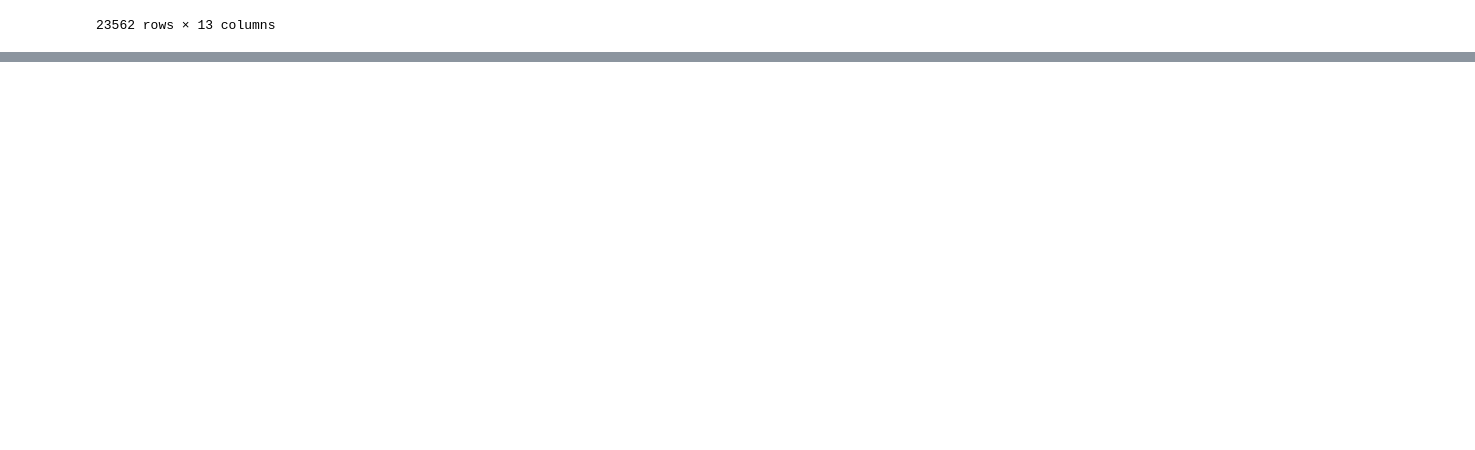
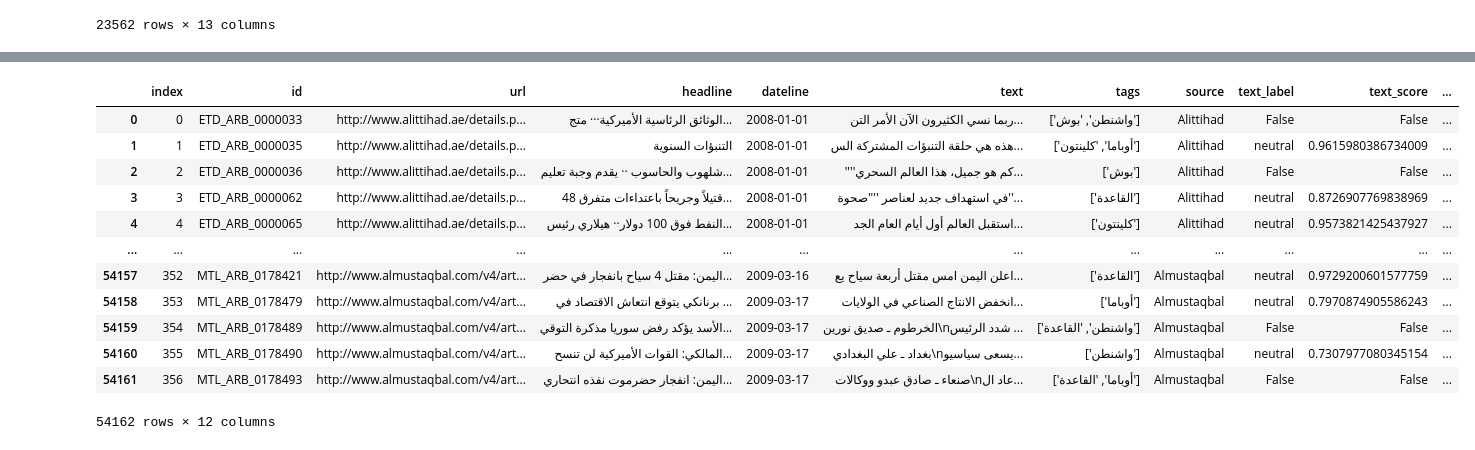
Before and after one commit to Rachuig-Green-Rackley-Shiben/arabic_media_nlp_project, a Jupyter notebook: andrews_work/random_work.ipynb, the cells around one changed output, grey strips where cells are left out. Cells and saved outputs as stored; diff of their text form; code cells hidden in the pictures; blank space fills up the shorter version.

```diff
--- a/andrews_work/random_work.ipynb
+++ b/andrews_work/random_work.ipynb
@@ -292,0 +328,18 @@ df
+# %%
+daily = pd.read_csv('daily8_3.csv')
+# %%
+daily
+# %% [output]
+|  | index | id | url | headline | dateline | text | tags | source | text_label | text_score | ... |
+| 0 | 0 | ETD_ARB_0000033 | http://www.alittihad.ae/details.p... | الوثائق الرئاسية الأميركية··· متج... | 2008-01-01 | ربما نسي الكثيرون الآن الأمر التن... | ['واشنطن', 'بوش'] | Alittihad | False | False | ... |
+| 1 | 1 | ETD_ARB_0000035 | http://www.alittihad.ae/details.p... | التنبؤات السنوية | 2008-01-01 | هذه هي حلقة التنبؤات المشتركة الس... | ['أوباما', 'كلينتون'] | Alittihad | neutral | 0.9615980386734009 | ... |
+| 2 | 2 | ETD_ARB_0000036 | http://www.alittihad.ae/details.p... | شلهوب والحاسوب ·· يقدم وجبة تعليم... | 2008-01-01 | ''''كم هو جميل، هذا العالم السحري... | ['بوش'] | Alittihad | False | False | ... |
+| 3 | 3 | ETD_ARB_0000062 | http://www.alittihad.ae/details.p... | 48 قتيلاً وجريحاً باعتداءات متفرق... | 2008-01-01 | في استهداف جديد لعناصر ''''صحوة''... | ['القاعدة'] | Alittihad | neutral | 0.8726907769838969 | ... |
+| 4 | 4 | ETD_ARB_0000065 | http://www.alittihad.ae/details.p... | النفط فوق 100 دولار·· هيلاري رئيس... | 2008-01-01 | استقبل العالم أول أيام العام الجد... | ['كلينتون'] | Alittihad | neutral | 0.9573821425437927 | ... |
+| ... | ... | ... | ... | ... | ... | ... | ... | ... | ... | ... | ... |
+| 54157 | 352 | MTL_ARB_0178421 | http://www.almustaqbal.com/v4/art... | اليمن: مقتل 4 سياح بانفجار في حضر... | 2009-03-16 | اعلن اليمن امس مقتل أربعة سياح يع... | ['القاعدة'] | Almustaqbal | neutral | 0.9729200601577759 | ... |
+| 54158 | 353 | MTL_ARB_0178479 | http://www.almustaqbal.com/v4/art... | برنانكي يتوقع انتعاش الاقتصاد في ... | 2009-03-17 | انخفض الانتاج الصناعي في الولايات... | ['أوباما'] | Almustaqbal | neutral | 0.7970874905586243 | ... |
+| 54159 | 354 | MTL_ARB_0178489 | http://www.almustaqbal.com/v4/art... | الأسد يؤكد رفض سوريا مذكرة التوقي... | 2009-03-17 | الخرطوم ـ صديق نورين\nشدد الرئيس ... | ['واشنطن', 'القاعدة'] | Almustaqbal | False | False | ... |
+| 54160 | 355 | MTL_ARB_0178490 | http://www.almustaqbal.com/v4/art... | المالكي: القوات الأميركية لن تنسح... | 2009-03-17 | بغداد ـ علي البغدادي\nيسعى سياسيو... | ['واشنطن'] | Almustaqbal | neutral | 0.7307977080345154 | ... |
+| 54161 | 356 | MTL_ARB_0178493 | http://www.almustaqbal.com/v4/art... | اليمن: انفجار حضرموت نفذه انتحاري... | 2009-03-17 | صنعاء ـ صادق عبدو ووكالات\nعاد ال... | ['أوباما', 'القاعدة'] | Almustaqbal | False | False | ... |
+54162 rows × 12 columns
```
Also changed, not shown: parts of 9 cells of this notebook, 2 other files.
